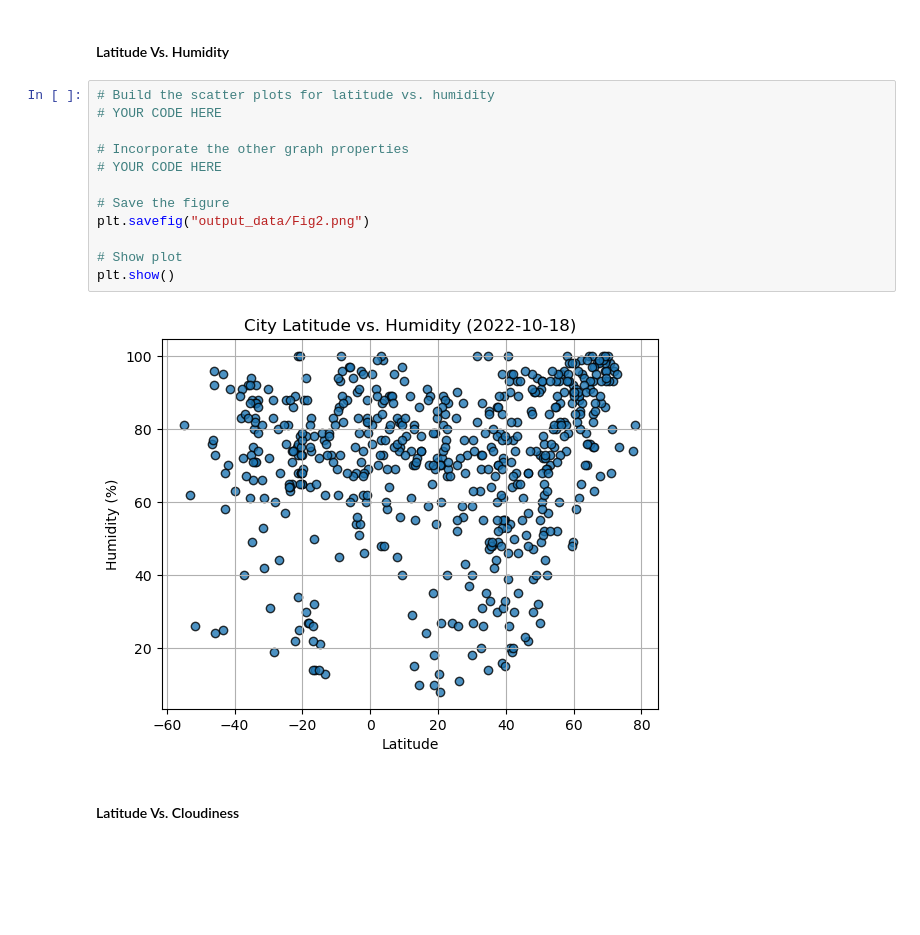
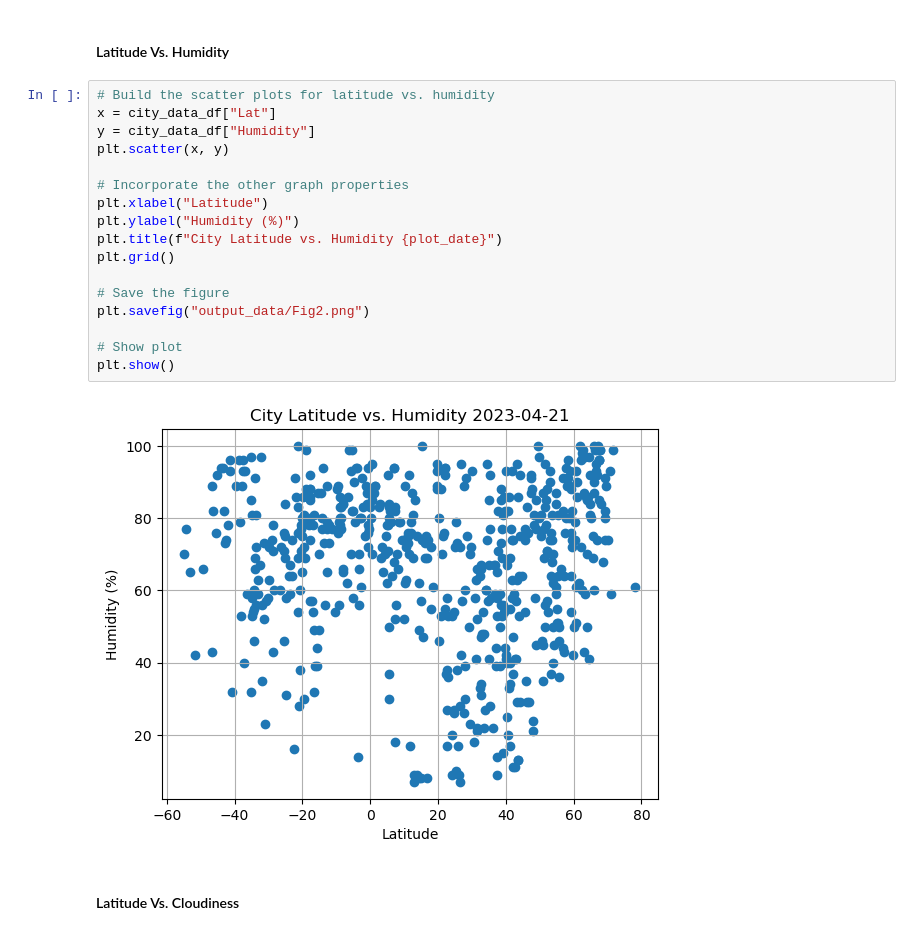
Before and after one commit to m-lohr/python-api-challenge, a Jupyter notebook: WeatherPy/WeatherPy.ipynb, the cells around one changed output. Cells and saved outputs as stored; diff of their text form; blank space fills up the shorter version.

Commit message:
Added weather scatter plots

```diff
--- a/WeatherPy/WeatherPy.ipynb
+++ b/WeatherPy/WeatherPy.ipynb
@@ -215,18 +215,23 @@ plt.show()
 #### Latitude Vs. Humidity
 # %%
 # Build the scatter plots for latitude vs. humidity
-# YOUR CODE HERE
+x = city_data_df["Lat"]
+y = city_data_df["Humidity"]
+plt.scatter(x, y)
 
 # Incorporate the other graph properties
-# YOUR CODE HERE
+plt.xlabel("Latitude")
+plt.ylabel("Humidity (%)")
+plt.title(f"City Latitude vs. Humidity {plot_date}")
+plt.grid()
 
 # Save the figure
 plt.savefig("output_data/Fig2.png")
 
 # Show plot
 plt.show()
 # %% [output]
-[figure, old version]
+[figure, new version]
 # %% [markdown]
 #### Latitude Vs. Cloudiness
 # %%
```
Also changed, not shown: parts of 8 cells of this notebook, 4 other files.
